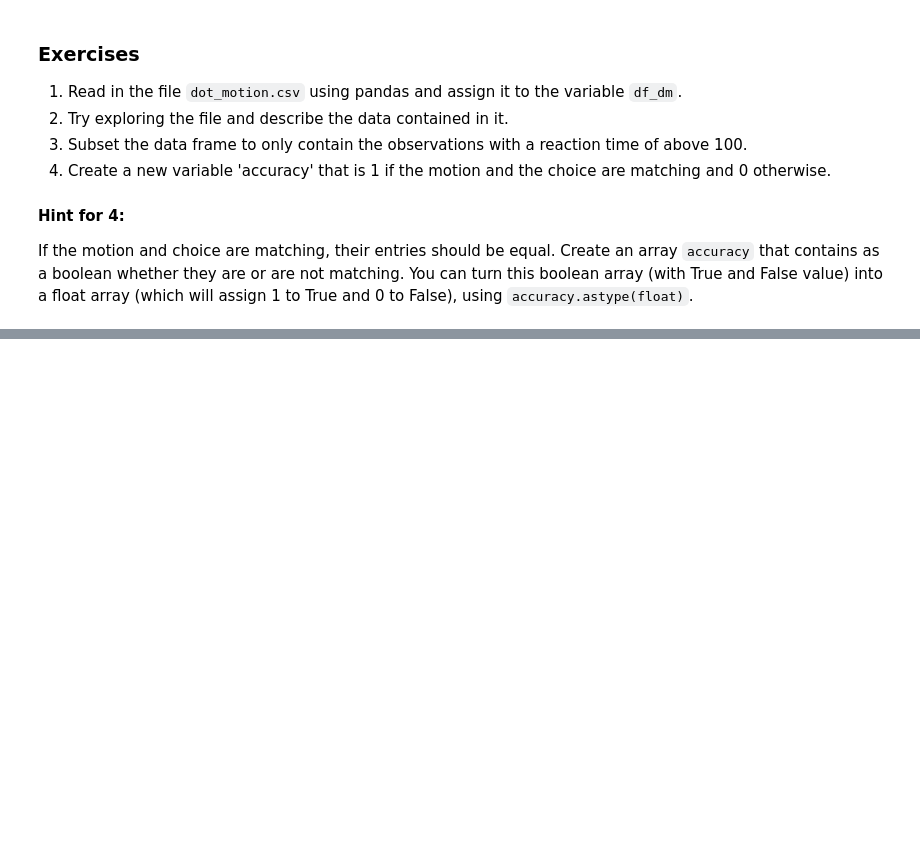
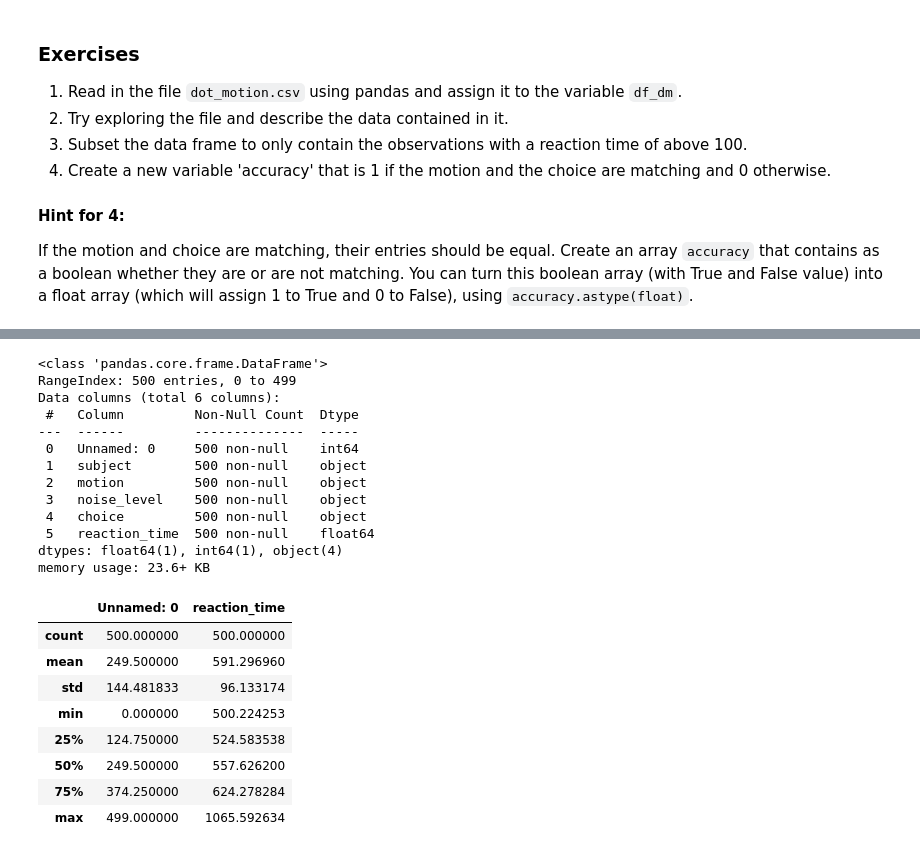
Before and after one commit to Vanibou/intro2python, a Jupyter notebook: Week06_student.ipynb, the cells around one changed output, grey strips where cells are left out. Saved outputs shown, nothing was run; the diff lists cells and outputs as text; code cells hidden in the pictures; blank space fills up the shorter version.

```diff
--- a/Week06_student.ipynb
+++ b/Week06_student.ipynb
@@ -310,0 +430,28 @@ If the motion and choice are matching, their entries should be equal. Create an
+# %%
+# 2. Try exploring the file and describe the data contained in it.
+df_dm.head()
+df_dm.info()
+df_dm.describe()
+# %% [output]
+<class 'pandas.core.frame.DataFrame'>
+RangeIndex: 500 entries, 0 to 499
+Data columns (total 6 columns):
+ #   Column         Non-Null Count  Dtype
+---  ------         --------------  -----
+ 0   Unnamed: 0     500 non-null    int64
+ 1   subject        500 non-null    object
+ 2   motion         500 non-null    object
+ 3   noise_level    500 non-null    object
+ 4   choice         500 non-null    object
+ 5   reaction_time  500 non-null    float64
+dtypes: float64(1), int64(1), object(4)
+memory usage: 23.6+ KB
+|  | Unnamed: 0 | reaction_time |
+| count | 500.000000 | 500.000000 |
+| mean | 249.500000 | 591.296960 |
+| std | 144.481833 | 96.133174 |
+| min | 0.000000 | 500.224253 |
+| 25% | 124.750000 | 524.583538 |
+| 50% | 249.500000 | 557.626200 |
+| 75% | 374.250000 | 624.278284 |
+| max | 499.000000 | 1065.592634 |
```
Also changed, not shown: parts of 29 cells of this notebook, 2 other files.
